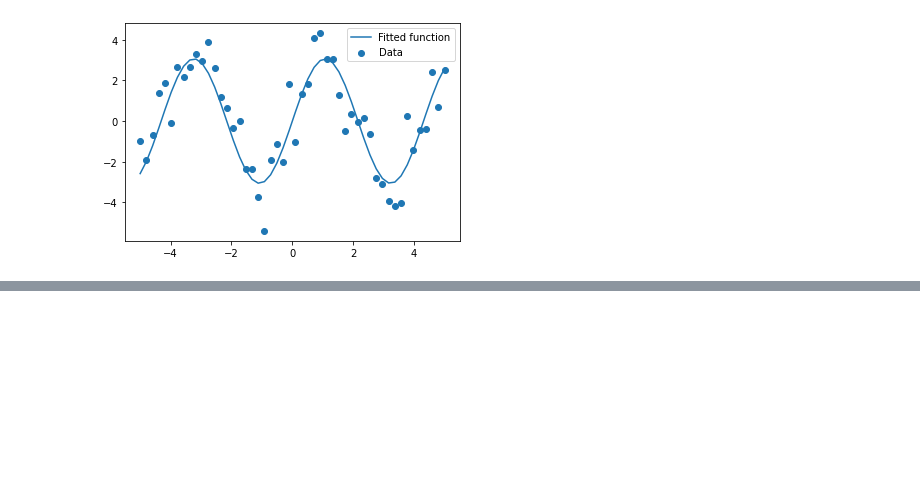
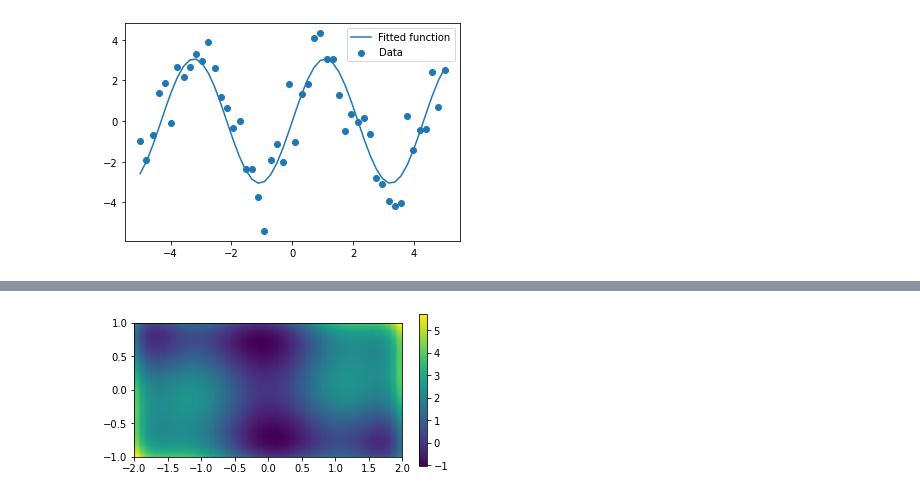
Before and after one commit to shanicetbailey/cig, a Jupyter notebook: Week_5_Salinity_Pandas.ipynb, the cells around one changed output, grey strips where cells are left out. Saved outputs shown, nothing was run; the diff lists cells and outputs as text; code cells hidden in the pictures; blank space fills up the shorter version.

```diff
--- a/Week_5_Salinity_Pandas.ipynb
+++ b/Week_5_Salinity_Pandas.ipynb
@@ -724,0 +869,21 @@ plt.legend(loc='best');
+# %%
+import numpy as np
+
+# Define the function that we are interested in
+def sixhump(x):
+    return ((4 - 2.1*x[0]**2 + x[0]**4 / 3.) * x[0]**2 + x[0] * x[1]
+            + (-4 + 4*x[1]**2) * x[1] **2)
+
+# Make a grid to evaluate the function (for plotting)
+x = np.linspace(-2, 2)
+y = np.linspace(-1, 1)
+xg, yg = np.meshgrid(x, y)
+# %%
+# Visualize the function in 2D
+
+import matplotlib.pyplot as plt
+plt.figure()
+plt.imshow(sixhump([xg, yg]), extent=[-2, 2, -1, 1], origin="lower")
+plt.colorbar(shrink=0.7);
+# %% [output]
+[figure, added]
```
Also changed, not shown: parts of 25 cells of this notebook.
